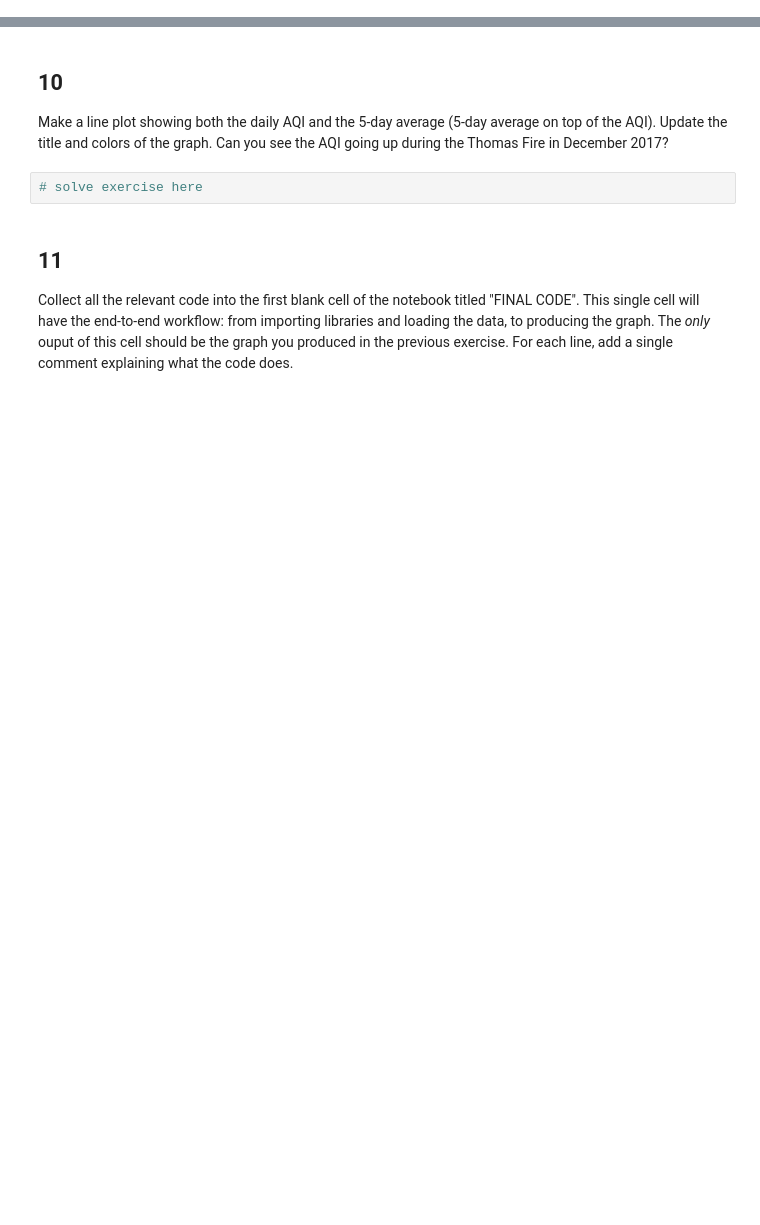
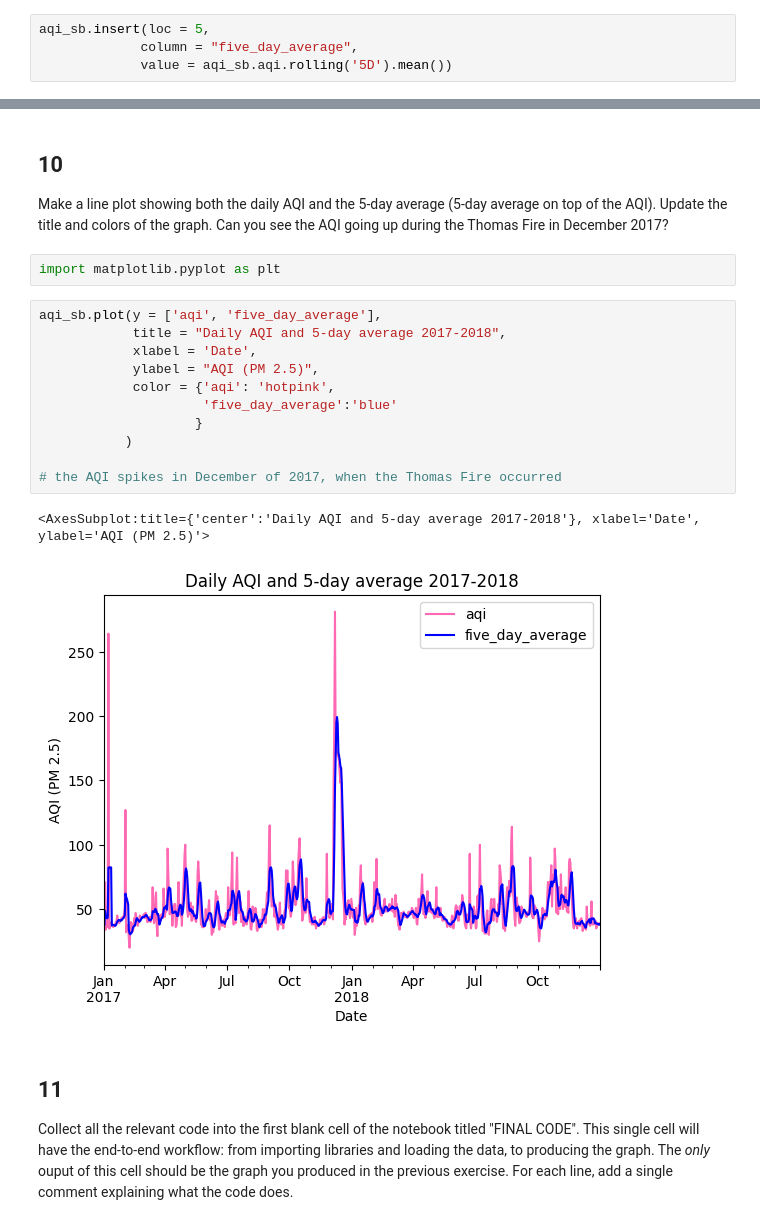
Before and after one commit to a-ramji/eds220-hwk-2, a Jupyter notebook: hwk2-task2-aqi.ipynb, the cells around one changed output, grey strips where cells are left out. Saved outputs shown, nothing was run; the diff lists cells and outputs as text; blank space fills up the shorter version.

```diff
--- a/hwk2-task2-aqi.ipynb
+++ b/hwk2-task2-aqi.ipynb
@@ -244,0 +301,4 @@ Without creating any new variables, add the mean of the AQI over a 5-day rolling
+# %%
+aqi_sb.insert(loc = 5,
+             column = "five_day_average",
+             value = aqi_sb.aqi.rolling('5D').mean())
@@ -245,8 +315,22 @@ Without creating any new variables, add the mean of the AQI over a 5-day rolling
 # %% [markdown]
 ## 10
 Make a line plot showing both the daily AQI and the 5-day average (5-day average on top of the AQI). Update the title and colors of the graph. Can you see the AQI going up during the Thomas Fire in December 2017?
-# %%
-# solve exercise here
+# %%
+import matplotlib.pyplot as plt
+# %%
+aqi_sb.plot(y = ['aqi', 'five_day_average'],
+            title = "Daily AQI and 5-day average 2017-2018",
+            xlabel = 'Date',
+            ylabel = "AQI (PM 2.5)",
+            color = {'aqi': 'hotpink',
+                     'five_day_average':'blue'
+                    }
+           )
+
+# the AQI spikes in December of 2017, when the Thomas Fire occurred
+# %% [output]
+<AxesSubplot:title={'center':'Daily AQI and 5-day average 2017-2018'}, xlabel='Date', ylabel='AQI (PM 2.5)'>
+[figure, added]
 # %% [markdown]
 ## 11
 
```
Also changed, not shown: parts of 6 cells of this notebook.
